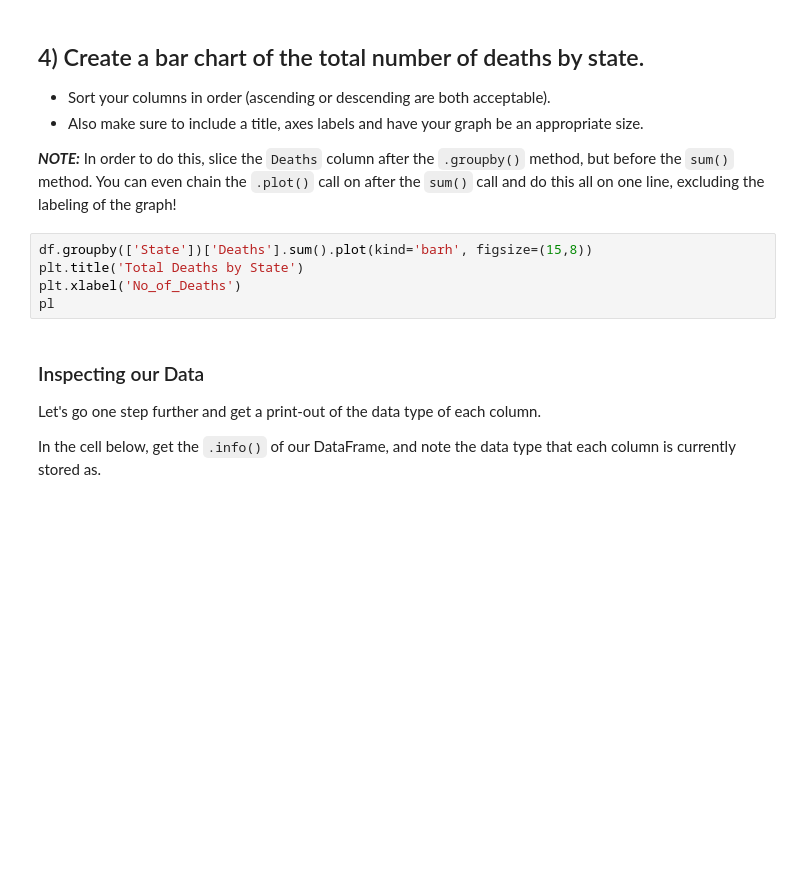
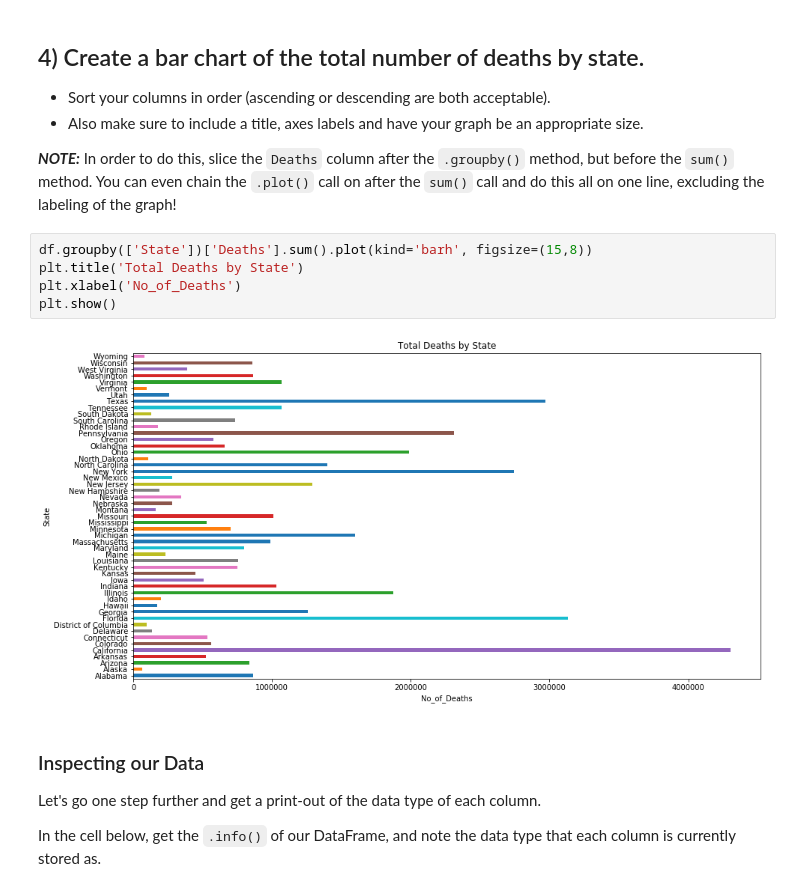
Before and after one commit to steeznation16/dsc-0-04-12-pivot-tables-lab-online-ds-ft-100118, a Jupyter notebook: .~index.ipynb, the cells around one changed output. Saved outputs shown, nothing was run; the diff lists cells and outputs as text; blank space fills up the shorter version.

```diff
--- a/.~index.ipynb
+++ b/.~index.ipynb
@@ -104,8 +104,10 @@ df.groupby(['Gender', 'Race']).min().head()
 # %%
 df.groupby(['State'])['Deaths'].sum().plot(kind='barh', figsize=(15,8))
 plt.title('Total Deaths by State')
 plt.xlabel('No_of_Deaths')
-pl
+plt.show()
+# %% [output]
+[figure, added]
 # %% [markdown]
 ### Inspecting our Data
 
```
Also changed, not shown: 1 other file.
